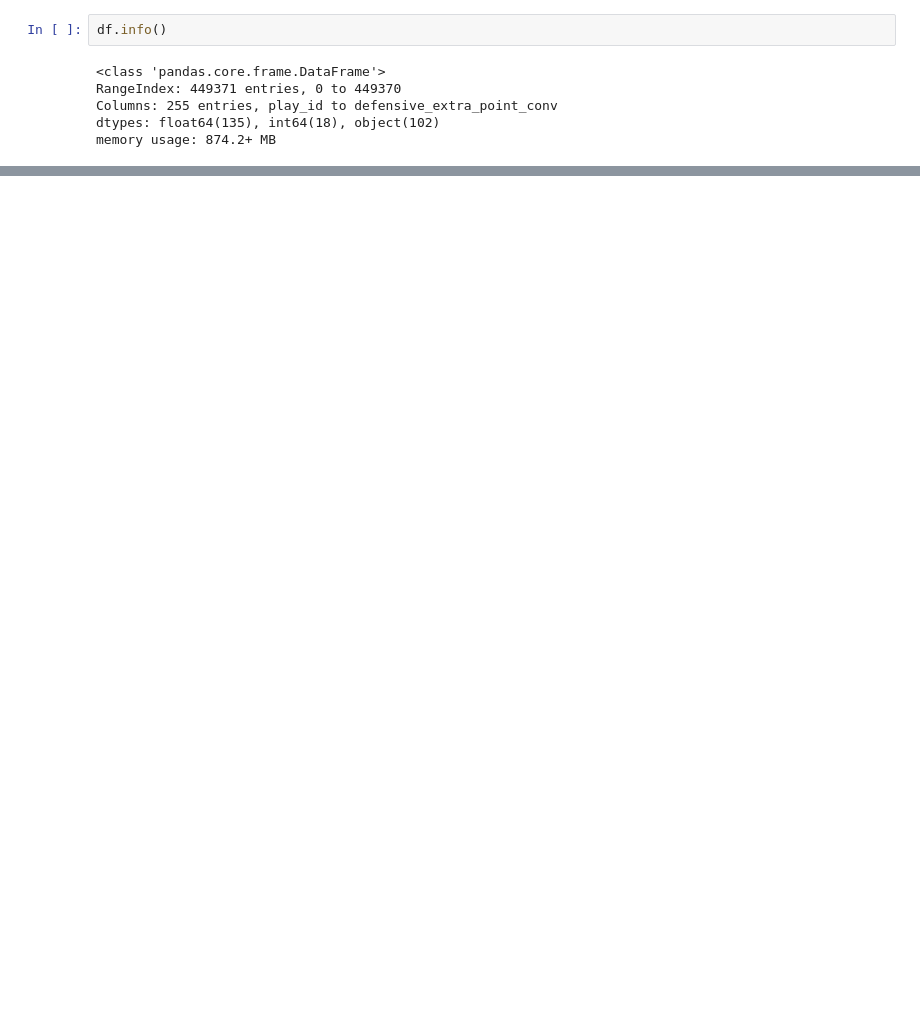
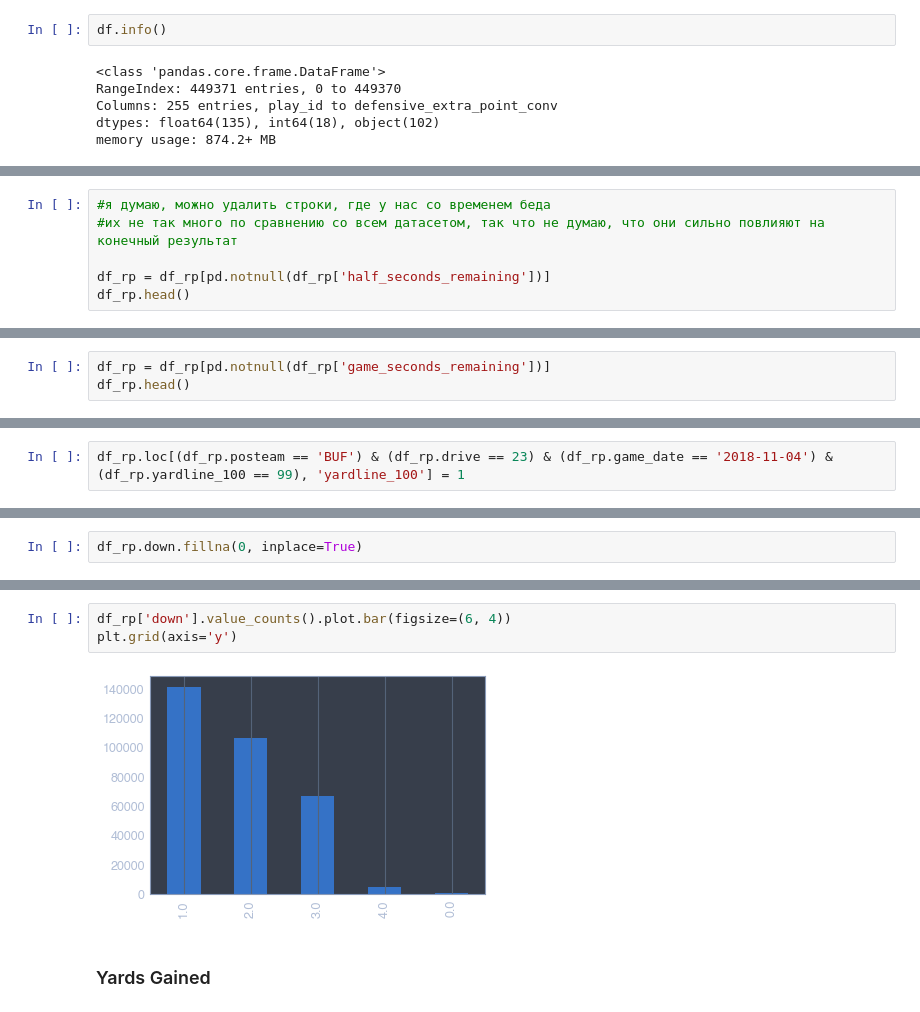
Before and after one commit to alcobeard/otus, a Jupyter notebook: ML/Project/NFL play prediction.ipynb, the cells around one changed output, grey strips where cells are left out. Saved outputs shown, nothing was run; the diff lists cells and outputs as text; blank space fills up the shorter version.

```diff
--- a/ML/Project/NFL play prediction.ipynb
+++ b/ML/Project/NFL play prediction.ipynb
@@ -33,0 +241,6 @@ memory usage: 874.2+ MB
+# %%
+#я думаю, можно удалить строки, где у нас со временем беда
+#их не так много по сравнению со всем датасетом, так что не думаю, что они сильно повлияют на конечный результат
+
+df_rp = df_rp[pd.notnull(df_rp['half_seconds_remaining'])]
+df_rp.head()
@@ -33,0 +254,3 @@ memory usage: 874.2+ MB
+# %%
+df_rp = df_rp[pd.notnull(df_rp['game_seconds_remaining'])]
+df_rp.head()
@@ -33,0 +307,2 @@ memory usage: 874.2+ MB
+# %%
+df_rp.loc[(df_rp.posteam == 'BUF') & (df_rp.drive == 23) & (df_rp.game_date == '2018-11-04') & (df_rp.yardline_100 == 99), 'yardline_100'] = 1
@@ -33,0 +340,2 @@ memory usage: 874.2+ MB
+# %%
+df_rp.down.fillna(0, inplace=True)
@@ -33,0 +362,7 @@ memory usage: 874.2+ MB
+# %%
+df_rp['down'].value_counts().plot.bar(figsize=(6, 4))
+plt.grid(axis='y')
+# %% [output]
+[figure, added]
+# %% [markdown]
+### Yards Gained
```
Also changed, not shown: parts of 113 cells of this notebook, 2 other files.
